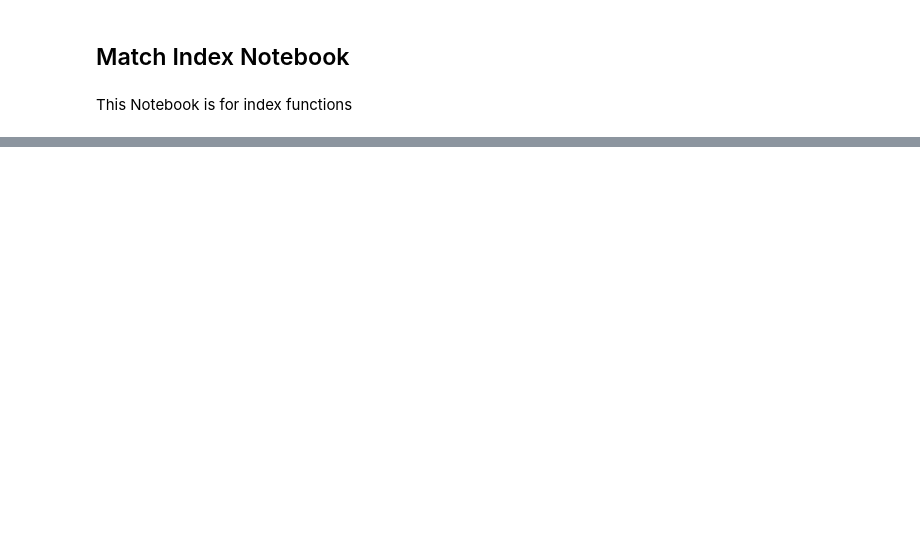
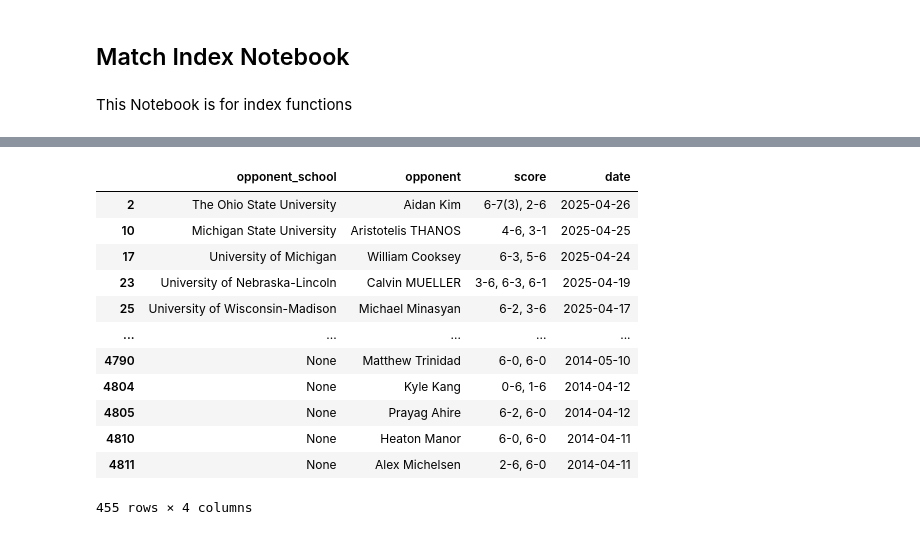
Before and after one commit to cjgimena/consulting-spring2025, a Jupyter notebook: season_report/index_page/index.ipynb, the cells around one changed output, grey strips where cells are left out. Drawn from its saved outputs; the diff is of its cells as text; code cells hidden in the pictures; blank space fills up the shorter version.

```diff
--- a/season_report/index_page/index.ipynb
+++ b/season_report/index_page/index.ipynb
@@ -28,3 +124,24 @@ matches.head()
+# %%
+final_df = rudy_df[['opponent_school', 'opponent', 'Score (UCLA Perspective)', 'Date']].rename(columns={
+    'Score (UCLA Perspective)': 'score',
+    'Date': 'date'
+})
+
+final_df
+# %% [output]
+|  | opponent_school | opponent | score | date |
+| 2 | The Ohio State University | Aidan Kim | 6-7(3), 2-6 | 2025-04-26 |
+| 10 | Michigan State University | Aristotelis THANOS | 4-6, 3-1 | 2025-04-25 |
+| 17 | University of Michigan | William Cooksey | 6-3, 5-6 | 2025-04-24 |
+| 23 | University of Nebraska-Lincoln | Calvin MUELLER | 3-6, 6-3, 6-1 | 2025-04-19 |
+| 25 | University of Wisconsin-Madison | Michael Minasyan | 6-2, 3-6 | 2025-04-17 |
+| ... | ... | ... | ... | ... |
+| 4790 | None | Matthew Trinidad | 6-0, 6-0 | 2014-05-10 |
+| 4804 | None | Kyle Kang | 0-6, 1-6 | 2014-04-12 |
+| 4805 | None | Prayag Ahire | 6-2, 6-0 | 2014-04-12 |
+| 4810 | None | Heaton Manor | 6-0, 6-0 | 2014-04-11 |
+| 4811 | None | Alex Michelsen | 2-6, 6-0 | 2014-04-11 |
+455 rows × 4 columns
 # %%
 # Create a function that returns data in this format
 file_path = os.path.join(parent_dir, 'data/index_sample.csv')
```
Also changed, not shown: parts of 5 cells of this notebook.
